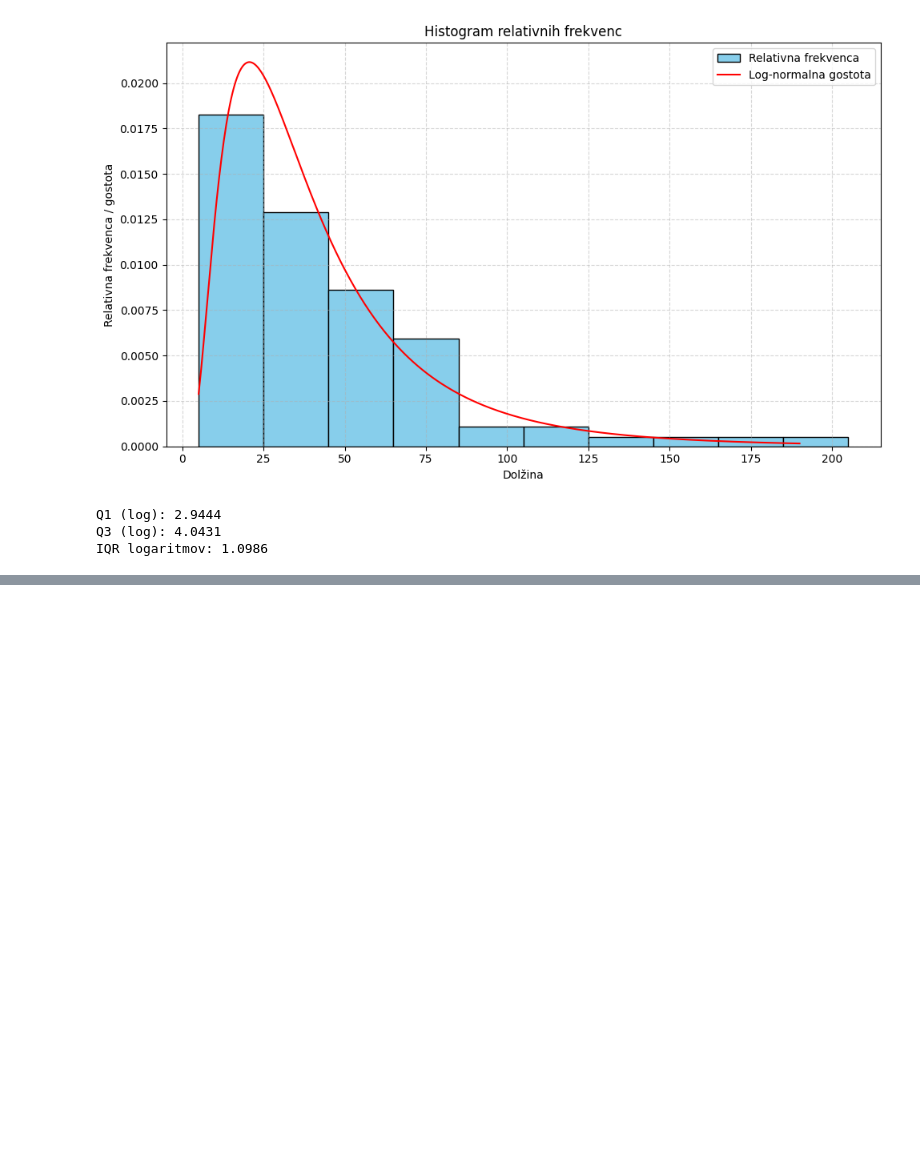
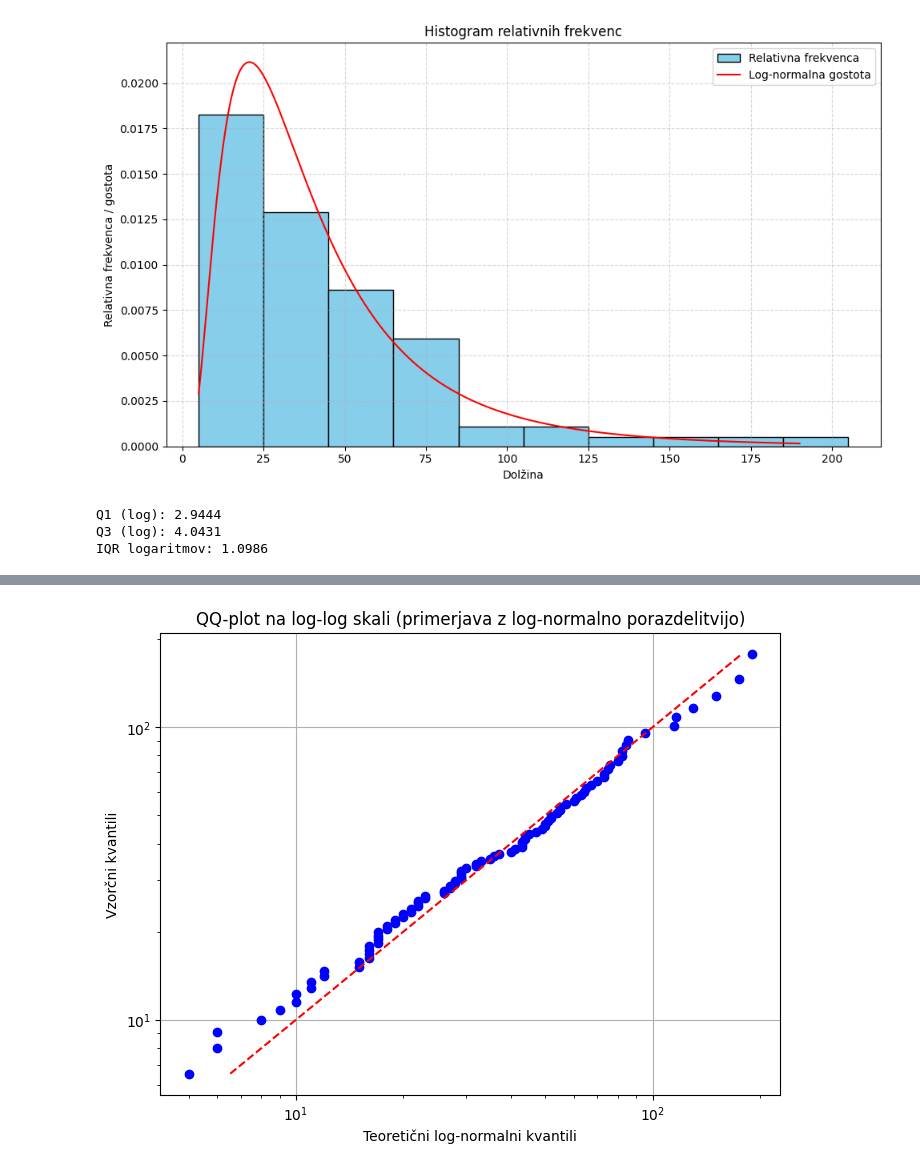
Before and after one commit to LukaLjevar/projektna_statistika, a Jupyter notebook: Hobotnice.ipynb, the cells around one changed output, grey strips where cells are left out. Saved outputs shown, nothing was run; the diff lists cells and outputs as text; code cells hidden in the pictures; blank space fills up the shorter version.

```diff
--- a/Hobotnice.ipynb
+++ b/Hobotnice.ipynb
@@ -181,0 +178,33 @@ plt.tight_layout()
+# %%
+podatki = pd.read_csv('Hobotnice.csv')
+
+# Pretvorimo v 1D array (94 vrednosti)
+vzorec = podatki.values.ravel()
+# Prilagodimo log-normalno porazdelitev
+parametri = stats.lognorm.fit(vzorec, floc=0)  # Prilagoditev (oblika, loc=0, scale)
+
+# Log-normalna gostota
+mean = 43.9677
+std = 35.6045
+
+# Pretvori v parametre log-normalne porazdelitve
+# iz aritmetičnega povprečja in odklona
+variance = std**2
+phi = np.sqrt(np.log(1 + variance / mean**2))        # sigma (parametrizacija lognorm)
+mu = np.log(mean) - 0.5 * phi**2
+
+# Generirajmo teoretične kvantile
+teoreticni_kvantili = stats.lognorm.ppf(
+    np.linspace(0.01, 0.99, len(vzorec)), s=phi, scale=np.exp(mu))
+
+# Narišemo na log-log skali
+plt.figure(figsize=(8, 6))
+plt.loglog(np.sort(vzorec), teoreticni_kvantili, 'bo')  # Log-log QQ-plot
+plt.loglog(teoreticni_kvantili, teoreticni_kvantili, 'r--')  # Referenčna črta
+plt.xlabel("Teoretični log-normalni kvantili")
+plt.ylabel("Vzorčni kvantili")
+plt.title("QQ-plot na log-log skali (primerjava z log-normalno porazdelitvijo)")
+plt.grid(True)
+plt.show()
+# %% [output]
+[figure, added]
```
Also changed, not shown: parts of 4 cells of this notebook.
